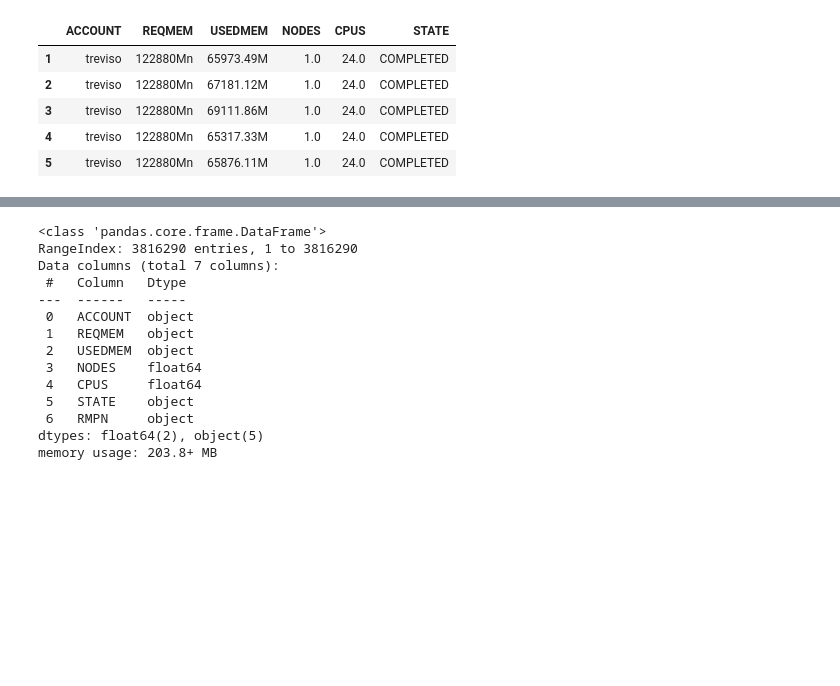
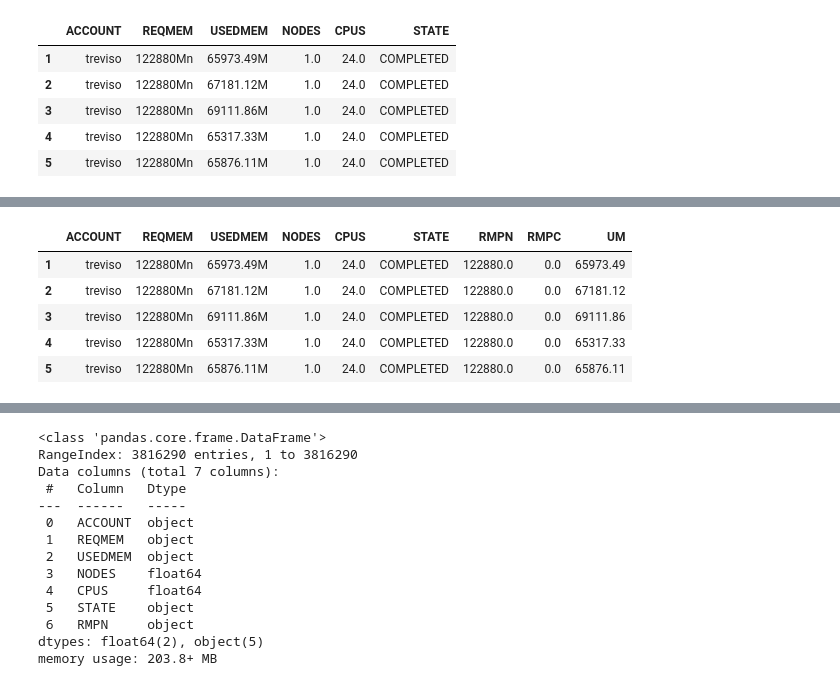
Before and after one commit to nss-data-science-cohort-4/dq2-accre-mst, a Jupyter notebook: accre_analysis.ipynb, the cells around one changed output, grey strips where cells are left out. Saved outputs shown, nothing was run; the diff lists cells and outputs as text; code cells hidden in the pictures; blank space fills up the shorter version.

```diff
--- a/accre_analysis.ipynb
+++ b/accre_analysis.ipynb
@@ -105,0 +135,3 @@ clean_accre_df.head()
+# %%
+clean_accre_df['RMPC'] = clean_accre_df['RMPC'].fillna('0')
+clean_accre_df.head()
@@ -105,0 +145,3 @@ clean_accre_df.head()
+# %%
+clean_accre_df['RMPN'] = clean_accre_df['RMPN'].fillna('0')
+clean_accre_df.head()
@@ -105,0 +155,4 @@ clean_accre_df.head()
+# %%
+clean_accre_df['RMPC']= clean_accre_df['RMPC'].astype(str).astype(float)
+# %%
+clean_accre_df['RMPN']= clean_accre_df['RMPN'].astype(str).astype(float)
@@ -105,0 +177,12 @@ clean_accre_df.head()
+# %%
+# clean the USEDMEM column
+#new column is for requested memory per core
+clean_accre_df['UM'] = clean_accre_df['USEDMEM'].str.extract('(.*)M$')
+clean_accre_df.head()
+# %% [output]
+|  | ACCOUNT | REQMEM | USEDMEM | NODES | CPUS | STATE | RMPN | RMPC | UM |
+| 1 | treviso | 122880Mn | 65973.49M | 1.0 | 24.0 | COMPLETED | 122880.0 | 0.0 | 65973.49 |
+| 2 | treviso | 122880Mn | 67181.12M | 1.0 | 24.0 | COMPLETED | 122880.0 | 0.0 | 67181.12 |
+| 3 | treviso | 122880Mn | 69111.86M | 1.0 | 24.0 | COMPLETED | 122880.0 | 0.0 | 69111.86 |
+| 4 | treviso | 122880Mn | 65317.33M | 1.0 | 24.0 | COMPLETED | 122880.0 | 0.0 | 65317.33 |
+| 5 | treviso | 122880Mn | 65876.11M | 1.0 | 24.0 | COMPLETED | 122880.0 | 0.0 | 65876.11 |
```
Also changed, not shown: parts of 39 cells of this notebook.
